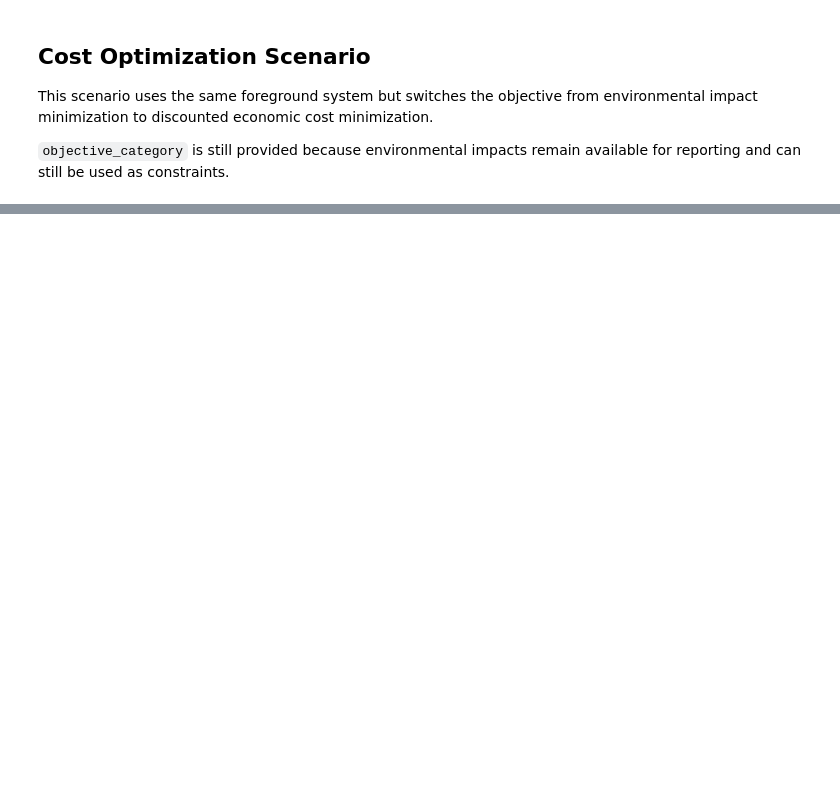
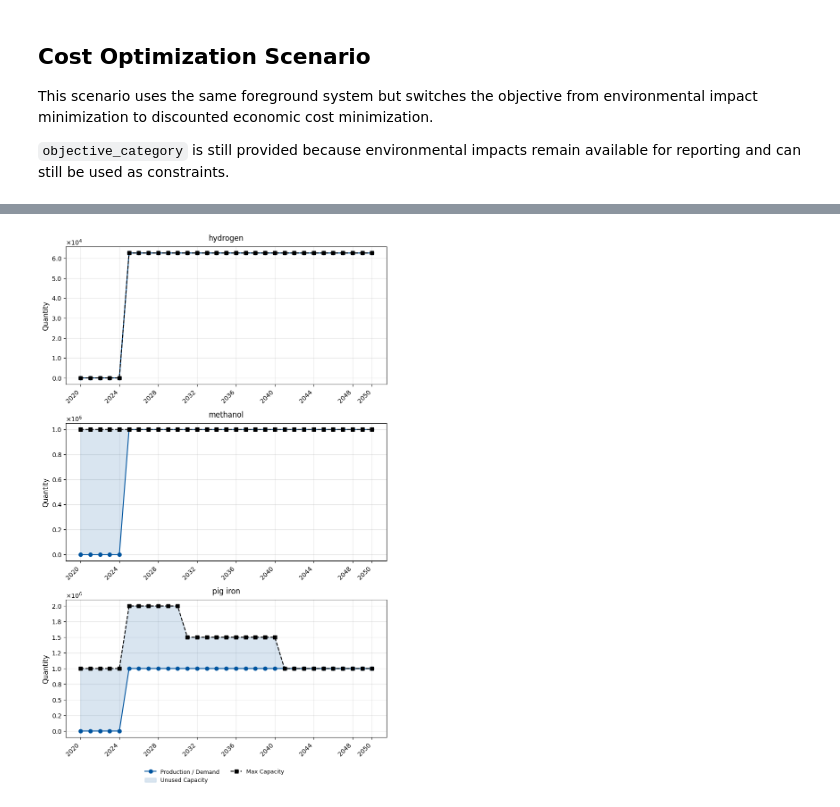
Before and after one commit to langeluca/optimex, a Jupyter notebook: notebooks/methanol_and_iron_cost.ipynb, the cells around one changed output, grey strips where cells are left out. Drawn from its saved outputs; the diff is of its cells as text; code cells hidden in the pictures; blank space fills up the shorter version.

```diff
--- a/notebooks/methanol_and_iron_cost.ipynb
+++ b/notebooks/methanol_and_iron_cost.ipynb
@@ -1123,0 +1383,4 @@ pp_cost.get_production_capacity().head()
+# %%
+pp_cost_only.plot_capacity_balance()
+# %% [output]
+[figure, added]
```
Also changed, not shown: parts of 21 cells of this notebook, 29 other files.
